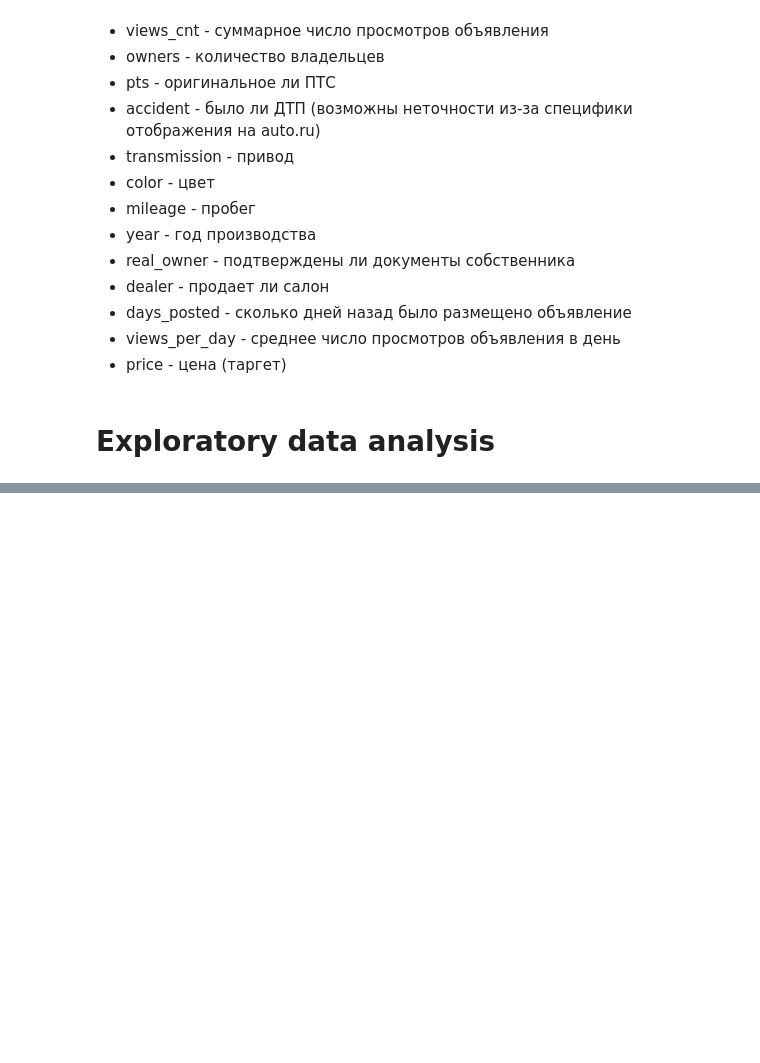
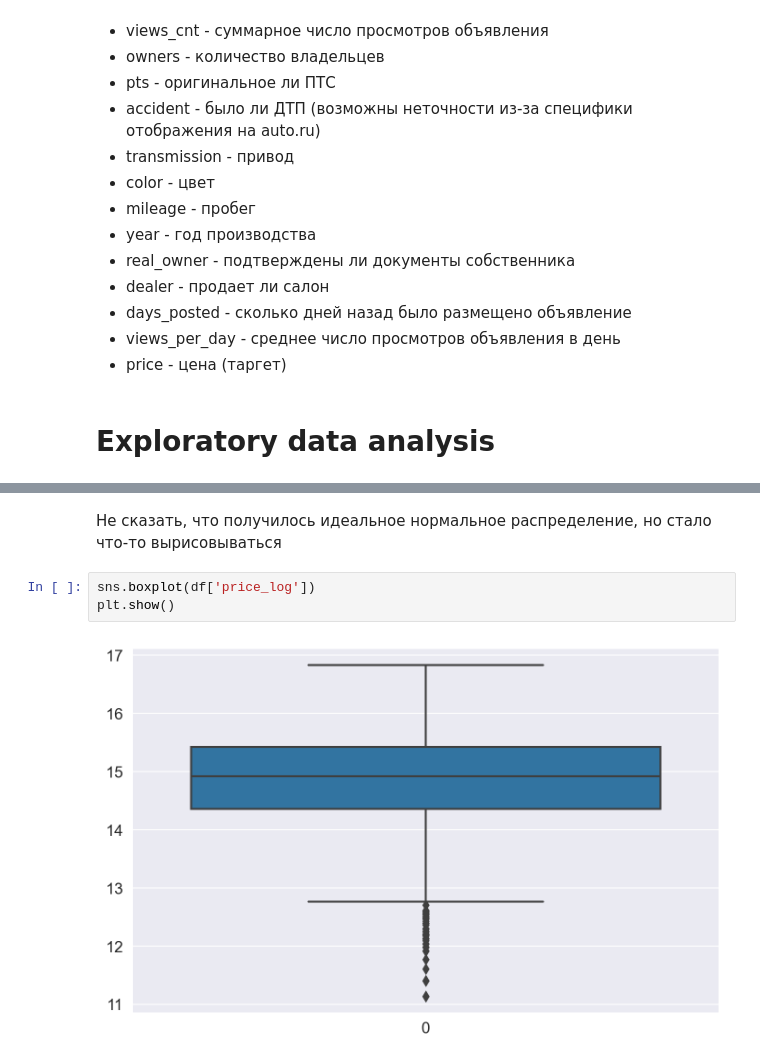
Before and after one commit to DmitySH/autoru-price-predictor, a Jupyter notebook: main.ipynb, the cells around one changed output, grey strips where cells are left out. Drawn from its saved outputs; the diff is of its cells as text; blank space fills up the shorter version.

```diff
--- a/main.ipynb
+++ b/main.ipynb
@@ -694,0 +705,7 @@ df.head()
+# %% [markdown]
+Не сказать, что получилось идеальное нормальное распределение, но стало что-то вырисовываться
+# %%
+sns.boxplot(df['price_log'])
+plt.show()
+# %% [output]
+[figure, added]
```
Also changed, not shown: parts of 32 cells of this notebook.
